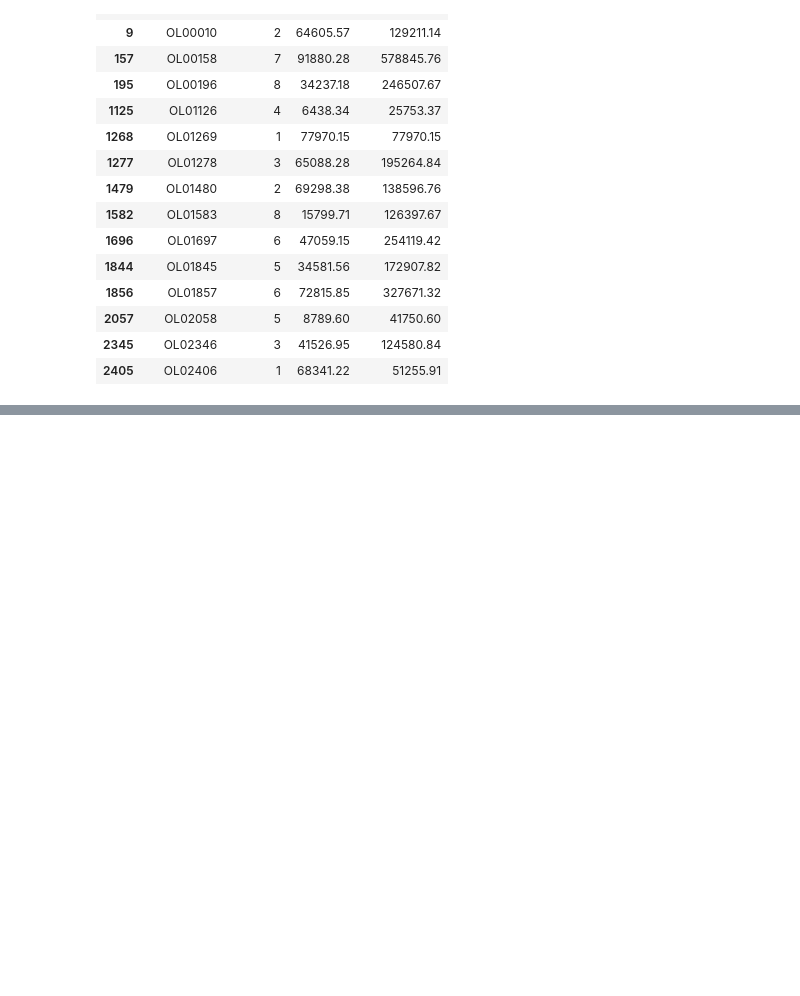
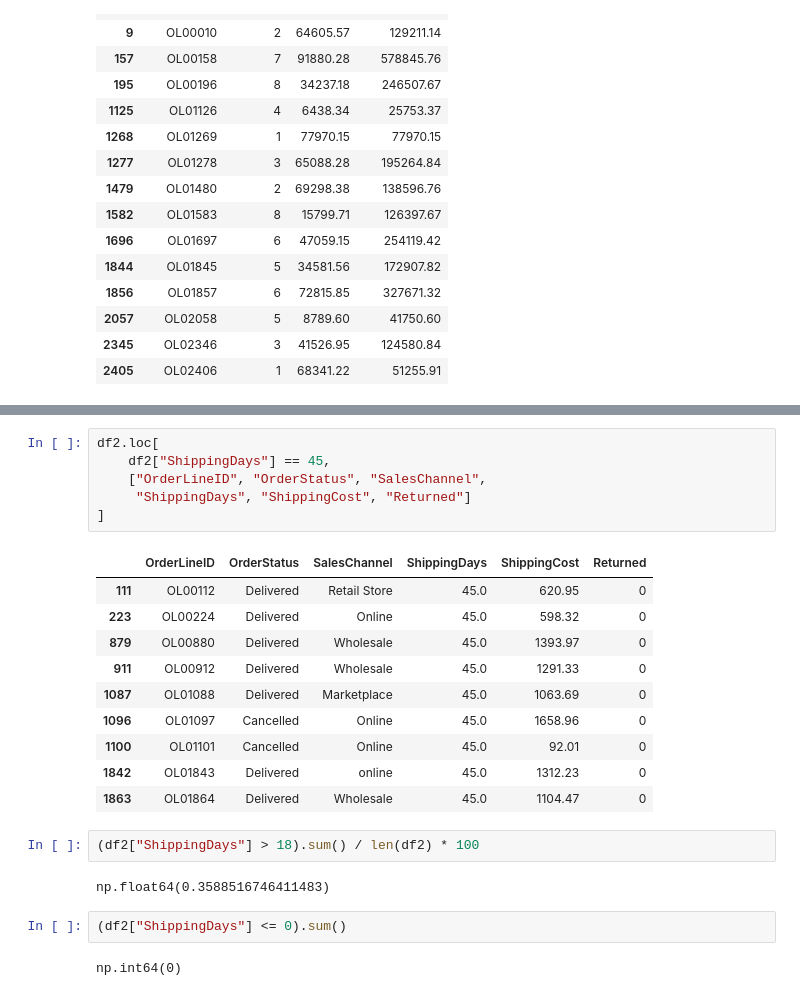
Before and after one commit to esthermaina36/novamart-retail-analysis, a Jupyter notebook: notebook/novaretail.ipynb, the cells around one changed output, grey strips where cells are left out. Drawn from its saved outputs; the diff is of its cells as text; blank space fills up the shorter version.

```diff
--- a/notebook/novaretail.ipynb
+++ b/notebook/novaretail.ipynb
@@ -396,0 +638,25 @@ df2.loc[
+# %%
+df2.loc[
+    df2["ShippingDays"] == 45,
+    ["OrderLineID", "OrderStatus", "SalesChannel",
+     "ShippingDays", "ShippingCost", "Returned"]
+]
+# %% [output]
+|  | OrderLineID | OrderStatus | SalesChannel | ShippingDays | ShippingCost | Returned |
+| 111 | OL00112 | Delivered | Retail Store | 45.0 | 620.95 | 0 |
+| 223 | OL00224 | Delivered | Online | 45.0 | 598.32 | 0 |
+| 879 | OL00880 | Delivered | Wholesale | 45.0 | 1393.97 | 0 |
+| 911 | OL00912 | Delivered | Wholesale | 45.0 | 1291.33 | 0 |
+| 1087 | OL01088 | Delivered | Marketplace | 45.0 | 1063.69 | 0 |
+| 1096 | OL01097 | Cancelled | Online | 45.0 | 1658.96 | 0 |
+| 1100 | OL01101 | Cancelled | Online | 45.0 | 92.01 | 0 |
+| 1842 | OL01843 | Delivered | online | 45.0 | 1312.23 | 0 |
+| 1863 | OL01864 | Delivered | Wholesale | 45.0 | 1104.47 | 0 |
+# %%
+(df2["ShippingDays"] > 18).sum() / len(df2) * 100
+# %% [output]
+np.float64(0.3588516746411483)
+# %%
+(df2["ShippingDays"] <= 0).sum()
+# %% [output]
+np.int64(0)
```
Also changed, not shown: parts of 29 cells of this notebook, 2 other files.
